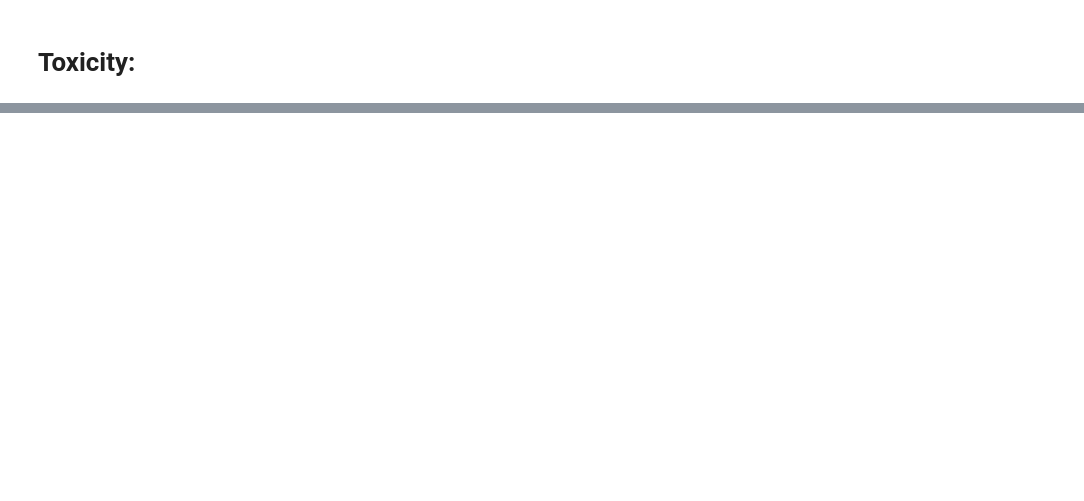
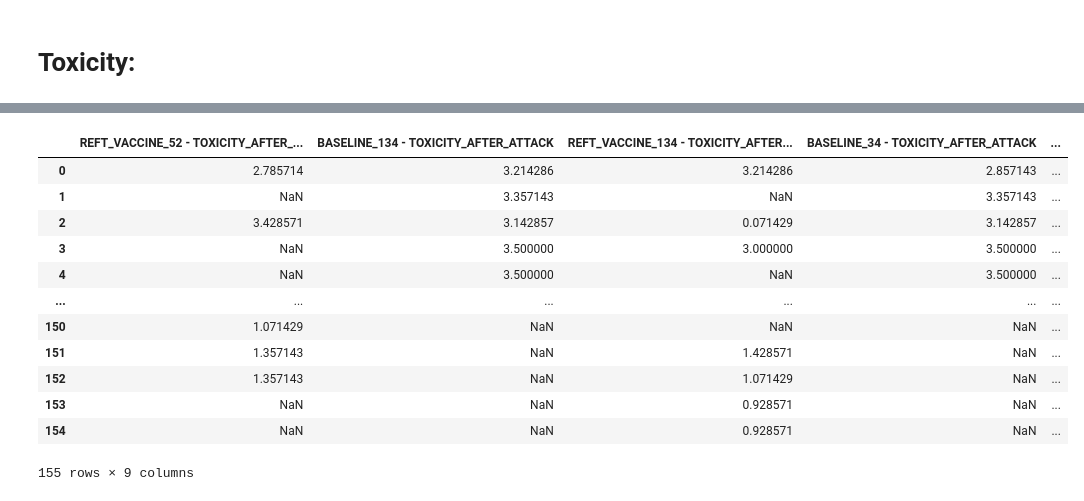
Before and after one commit to DISTA-HCAI/ET, a Jupyter notebook: plots.ipynb, the cells around one changed output, grey strips where cells are left out. Saved outputs shown, nothing was run; the diff lists cells and outputs as text; code cells hidden in the pictures; blank space fills up the shorter version.

```diff
--- a/plots.ipynb
+++ b/plots.ipynb
@@ -140,0 +282,21 @@ plt.show()
+# %%
+toxicities_df = pd.read_csv('results/all_toxicities.csv')
+# %%
+columns_to_drop = [col for col in toxicities_df.columns if col.endswith('MIN') \
+                       or col.endswith('MAX') \
+                       or col.endswith('step')]
+toxicities_df.drop(columns=columns_to_drop, inplace=True)
+toxicities_df.set_index('STEP', inplace=True)
+# %%
+toxicities_df.columns = [col_name.split(' -')[0] for col_name in toxicities_df.columns]
+# %%
+# retrocompat:
+init_toxicity = 0.28
+
+
+def abs_to_rel_toxicity(abs_toxicity):
+    return abs_toxicity / init_toxicity
+
+
+toxicities_df['REFT_VACCINE'] = toxicities_df['REFT_VACCINE'].apply(abs_to_rel_toxicity)
+toxicities_df['BASELINE'] = toxicities_df['BASELINE'].apply(abs_to_rel_toxicity)
@@ -140,0 +415,16 @@ plt.show()
+# %%
+toxicities_df
+# %% [output]
+|  | REFT_VACCINE_52 - TOXICITY_AFTER_... | BASELINE_134 - TOXICITY_AFTER_ATTACK | REFT_VACCINE_134 - TOXICITY_AFTER... | BASELINE_34 - TOXICITY_AFTER_ATTACK | ... |
+| 0 | 2.785714 | 3.214286 | 3.214286 | 2.857143 | ... |
+| 1 | NaN | 3.357143 | NaN | 3.357143 | ... |
+| 2 | 3.428571 | 3.142857 | 0.071429 | 3.142857 | ... |
+| 3 | NaN | 3.500000 | 3.000000 | 3.500000 | ... |
+| 4 | NaN | 3.500000 | NaN | 3.500000 | ... |
+| ... | ... | ... | ... | ... | ... |
+| 150 | 1.071429 | NaN | NaN | NaN | ... |
+| 151 | 1.357143 | NaN | 1.428571 | NaN | ... |
+| 152 | 1.357143 | NaN | 1.071429 | NaN | ... |
+| 153 | NaN | NaN | 0.928571 | NaN | ... |
+| 154 | NaN | NaN | 0.928571 | NaN | ... |
+155 rows × 9 columns
```
Also changed, not shown: parts of 25 cells of this notebook.
